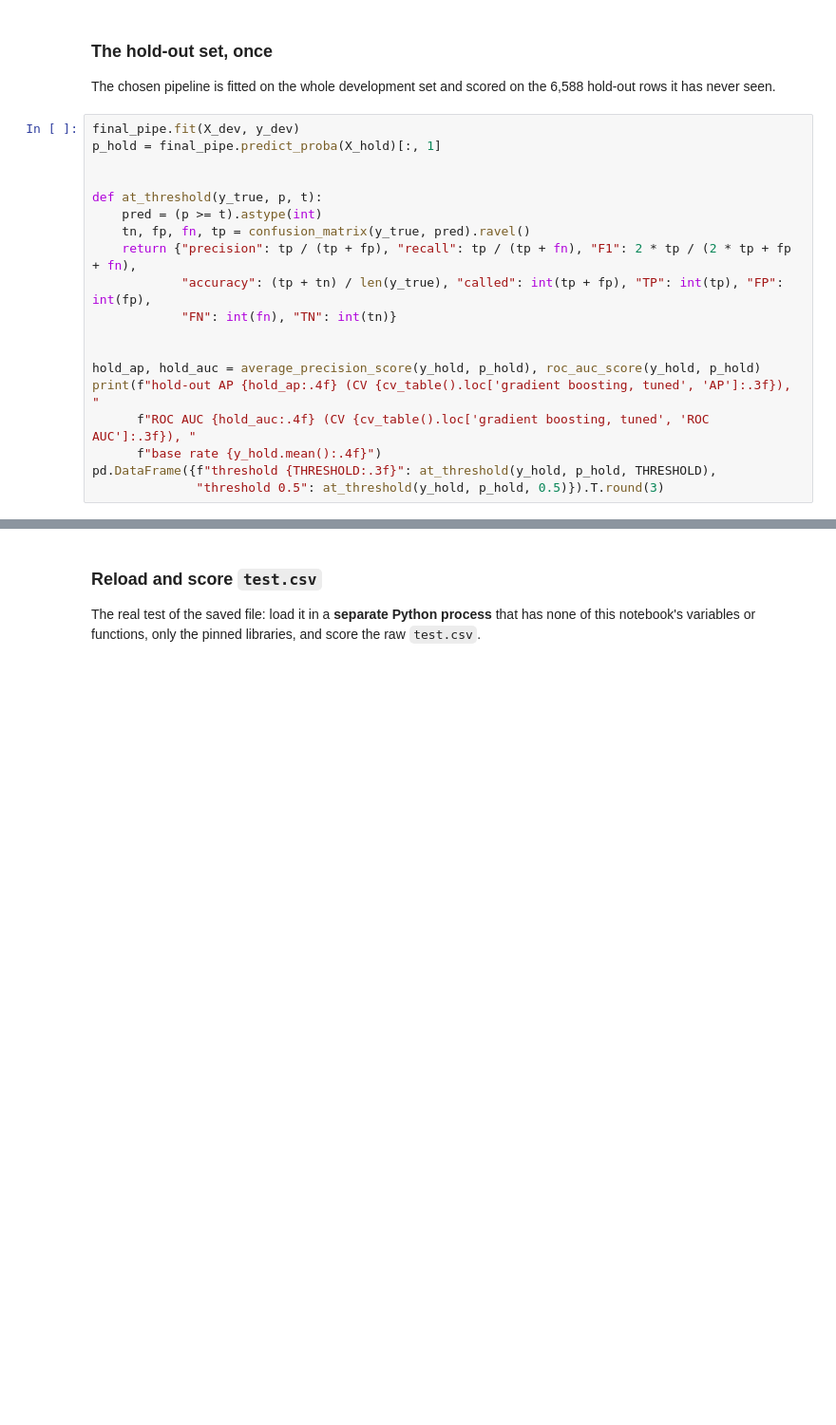
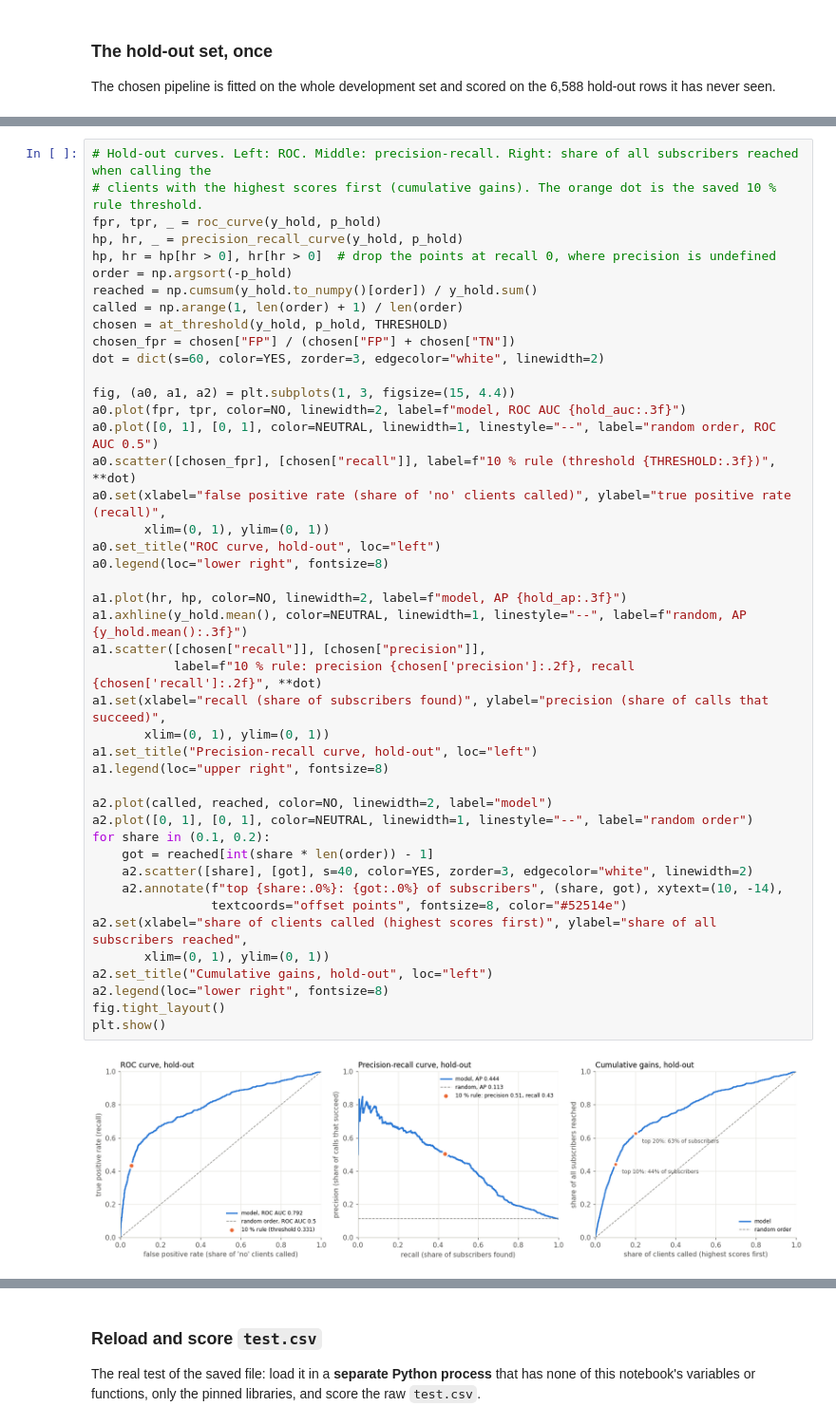
Before and after one commit to abo-code-1/task-03-ML-course, a Jupyter notebook: Imamsidikov_task3.ipynb, the cells around one changed output, grey strips where cells are left out. Shown at 95% size. Drawn from its saved outputs; the diff is of its cells as text; blank space fills up the shorter version.

```diff
--- a/Imamsidikov_task3.ipynb
+++ b/Imamsidikov_task3.ipynb
@@ -888,22 +940,3 @@ around.iloc[[int(np.searchsorted(thresholds, t)) for t in picks]].round(3).set_i
 ### The hold-out set, once
 
 The chosen pipeline is fitted on the whole development set and scored on the 6,588 hold-out rows it has never seen.
-# %%
-final_pipe.fit(X_dev, y_dev)
-p_hold = final_pipe.predict_proba(X_hold)[:, 1]
-
-
-def at_threshold(y_true, p, t):
-    pred = (p >= t).astype(int)
-    tn, fp, fn, tp = confusion_matrix(y_true, pred).ravel()
-    return {"precision": tp / (tp + fp), "recall": tp / (tp + fn), "F1": 2 * tp / (2 * tp + fp + fn),
-            "accuracy": (tp + tn) / len(y_true), "called": int(tp + fp), "TP": int(tp), "FP": int(fp),
-            "FN": int(fn), "TN": int(tn)}
-
-
-hold_ap, hold_auc = average_precision_score(y_hold, p_hold), roc_auc_score(y_hold, p_hold)
-print(f"hold-out AP {hold_ap:.4f} (CV {cv_table().loc['gradient boosting, tuned', 'AP']:.3f}), "
-      f"ROC AUC {hold_auc:.4f} (CV {cv_table().loc['gradient boosting, tuned', 'ROC AUC']:.3f}), "
-      f"base rate {y_hold.mean():.4f}")
-pd.DataFrame({f"threshold {THRESHOLD:.3f}": at_threshold(y_hold, p_hold, THRESHOLD),
-              "threshold 0.5": at_threshold(y_hold, p_hold, 0.5)}).T.round(3)
@@ -950,0 +976,46 @@ plt.show()
+# %%
+# Hold-out curves. Left: ROC. Middle: precision-recall. Right: share of all subscribers reached when calling the
+# clients with the highest scores first (cumulative gains). The orange dot is the saved 10 % rule threshold.
+fpr, tpr, _ = roc_curve(y_hold, p_hold)
+hp, hr, _ = precision_recall_curve(y_hold, p_hold)
+hp, hr = hp[hr > 0], hr[hr > 0]  # drop the points at recall 0, where precision is undefined
+order = np.argsort(-p_hold)
+reached = np.cumsum(y_hold.to_numpy()[order]) / y_hold.sum()
+called = np.arange(1, len(order) + 1) / len(order)
+chosen = at_threshold(y_hold, p_hold, THRESHOLD)
+chosen_fpr = chosen["FP"] / (chosen["FP"] + chosen["TN"])
+dot = dict(s=60, color=YES, zorder=3, edgecolor="white", linewidth=2)
+
+fig, (a0, a1, a2) = plt.subplots(1, 3, figsize=(15, 4.4))
+a0.plot(fpr, tpr, color=NO, linewidth=2, label=f"model, ROC AUC {hold_auc:.3f}")
+a0.plot([0, 1], [0, 1], color=NEUTRAL, linewidth=1, linestyle="--", label="random order, ROC AUC 0.5")
+a0.scatter([chosen_fpr], [chosen["recall"]], label=f"10 % rule (threshold {THRESHOLD:.3f})", **dot)
+a0.set(xlabel="false positive rate (share of 'no' clients called)", ylabel="true positive rate (recall)",
+       xlim=(0, 1), ylim=(0, 1))
+a0.set_title("ROC curve, hold-out", loc="left")
+a0.legend(loc="lower right", fontsize=8)
+
+a1.plot(hr, hp, color=NO, linewidth=2, label=f"model, AP {hold_ap:.3f}")
+a1.axhline(y_hold.mean(), color=NEUTRAL, linewidth=1, linestyle="--", label=f"random, AP {y_hold.mean():.3f}")
+a1.scatter([chosen["recall"]], [chosen["precision"]],
+           label=f"10 % rule: precision {chosen['precision']:.2f}, recall {chosen['recall']:.2f}", **dot)
+a1.set(xlabel="recall (share of subscribers found)", ylabel="precision (share of calls that succeed)",
+       xlim=(0, 1), ylim=(0, 1))
+a1.set_title("Precision-recall curve, hold-out", loc="left")
+a1.legend(loc="upper right", fontsize=8)
+
+a2.plot(called, reached, color=NO, linewidth=2, label="model")
+a2.plot([0, 1], [0, 1], color=NEUTRAL, linewidth=1, linestyle="--", label="random order")
+for share in (0.1, 0.2):
+    got = reached[int(share * len(order)) - 1]
+    a2.scatter([share], [got], s=40, color=YES, zorder=3, edgecolor="white", linewidth=2)
+    a2.annotate(f"top {share:.0%}: {got:.0%} of subscribers", (share, got), xytext=(10, -14),
+                textcoords="offset points", fontsize=8, color="#52514e")
+a2.set(xlabel="share of clients called (highest scores first)", ylabel="share of all subscribers reached",
+       xlim=(0, 1), ylim=(0, 1))
+a2.set_title("Cumulative gains, hold-out", loc="left")
+a2.legend(loc="lower right", fontsize=8)
+fig.tight_layout()
+plt.show()
+# %% [output]
+[figure, added]
```
Also changed, not shown: parts of 26 cells of this notebook, 3 other files.
